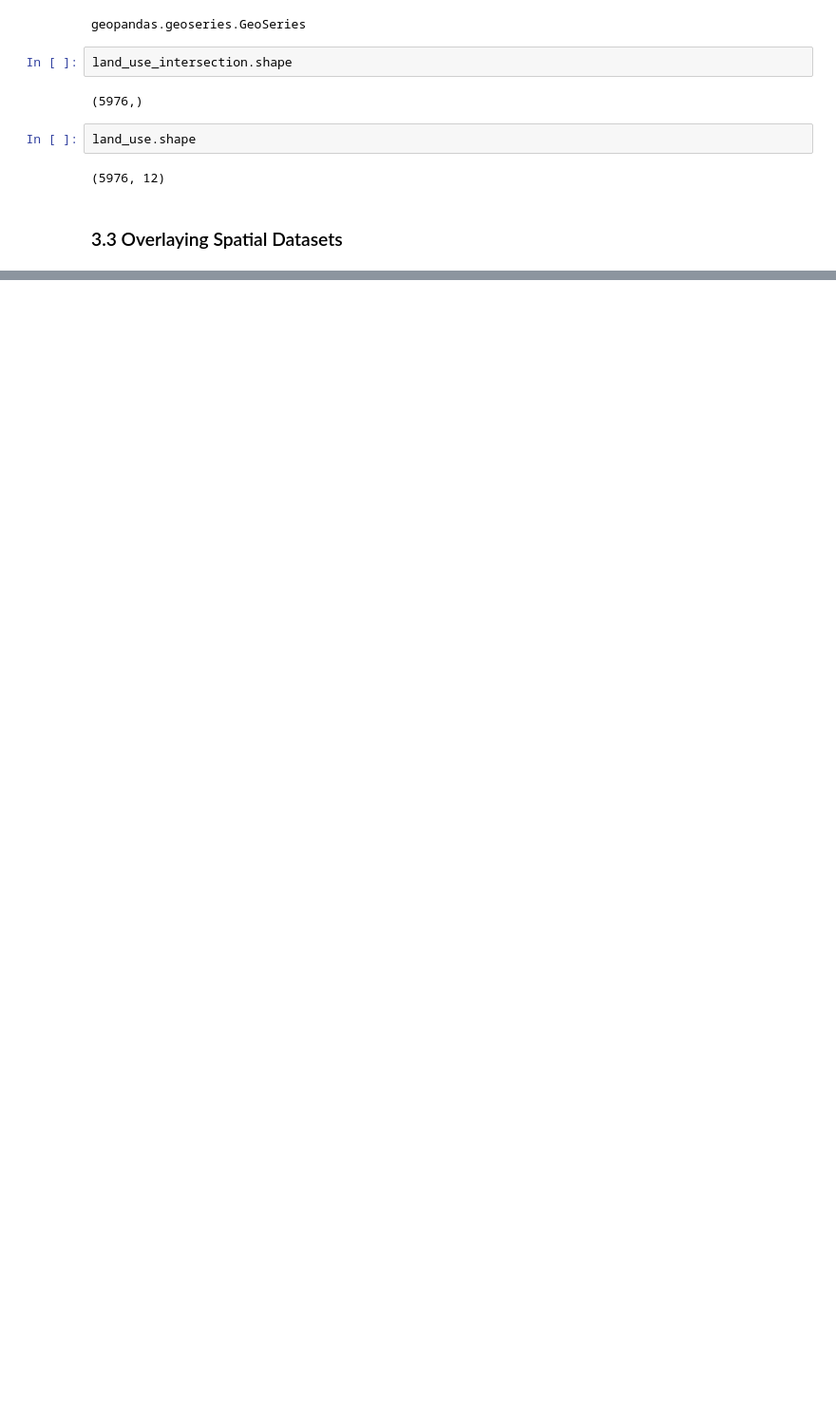
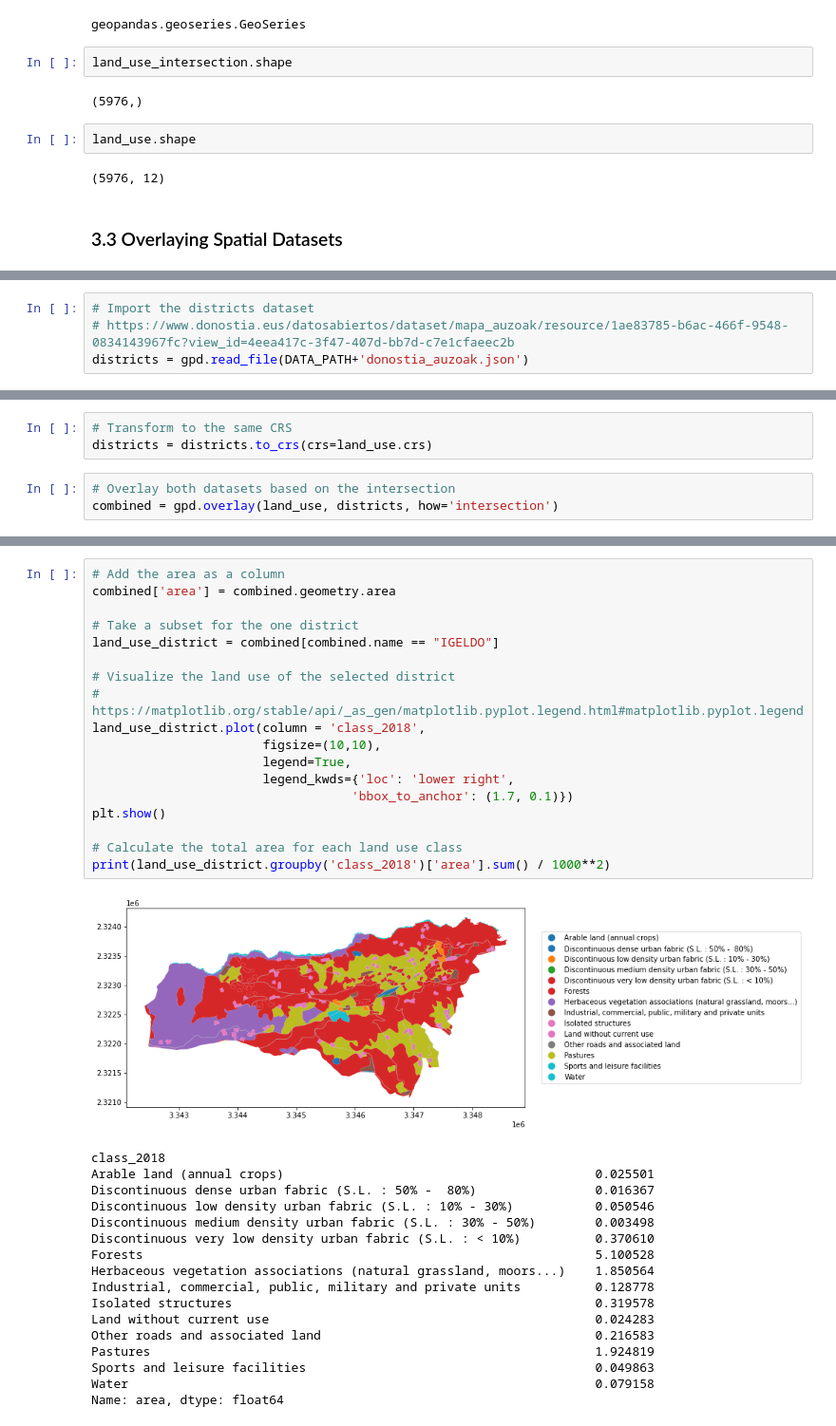
Before and after one commit to mxagar/space_exploration, a Jupyter notebook: geospatial_data_guide/lab/03_CRS_Projections_Transformations.ipynb, the cells around one changed output, grey strips where cells are left out. Shown at 95% size. Drawn from its saved outputs; the diff is of its cells as text; blank space fills up the shorter version.

Commit message:
intersection overlays

```diff
--- a/geospatial_data_guide/lab/03_CRS_Projections_Transformations.ipynb
+++ b/geospatial_data_guide/lab/03_CRS_Projections_Transformations.ipynb
@@ -238,0 +264,4 @@ land_use.shape
+# %%
+# Import the districts dataset
+# https://www.donostia.eus/datosabiertos/dataset/mapa_auzoak/resource/1ae83785-b6ac-466f-9548-0834143967fc?view_id=4eea417c-3f47-407d-bb7d-c7e1cfaeec2b
+districts = gpd.read_file(DATA_PATH+'donostia_auzoak.json')
@@ -238,0 +301,6 @@ land_use.shape
+# %%
+# Transform to the same CRS
+districts = districts.to_crs(crs=land_use.crs)
+# %%
+# Overlay both datasets based on the intersection
+combined = gpd.overlay(land_use, districts, how='intersection')
@@ -238,0 +322,36 @@ land_use.shape
+# %%
+# Add the area as a column
+combined['area'] = combined.geometry.area
+
+# Take a subset for the one district
+land_use_district = combined[combined.name == "IGELDO"]
+
+# Visualize the land use of the selected district
+# https://matplotlib.org/stable/api/_as_gen/matplotlib.pyplot.legend.html#matplotlib.pyplot.legend
+land_use_district.plot(column = 'class_2018',
+                       figsize=(10,10),
+                       legend=True,
+                       legend_kwds={'loc': 'lower right',
+                                   'bbox_to_anchor': (1.7, 0.1)})
+plt.show()
+
+# Calculate the total area for each land use class
+print(land_use_district.groupby('class_2018')['area'].sum() / 1000**2)
+# %% [output]
+[figure, added]
+class_2018
+Arable land (annual crops)                                          0.025501
+Discontinuous dense urban fabric (S.L. : 50% -  80%)                0.016367
+Discontinuous low density urban fabric (S.L. : 10% - 30%)           0.050546
+Discontinuous medium density urban fabric (S.L. : 30% - 50%)        0.003498
+Discontinuous very low density urban fabric (S.L. : < 10%)          0.370610
+Forests                                                             5.100528
+Herbaceous vegetation associations (natural grassland, moors...)    1.850564
+Industrial, commercial, public, military and private units          0.128778
+Isolated structures                                                 0.319578
+Land without current use                                            0.024283
+Other roads and associated land                                     0.216583
+Pastures                                                            1.924819
+Sports and leisure facilities                                       0.049863
+Water                                                               0.079158
+Name: area, dtype: float64
```
Also changed, not shown: parts of 13 cells of this notebook, 1 other file.
